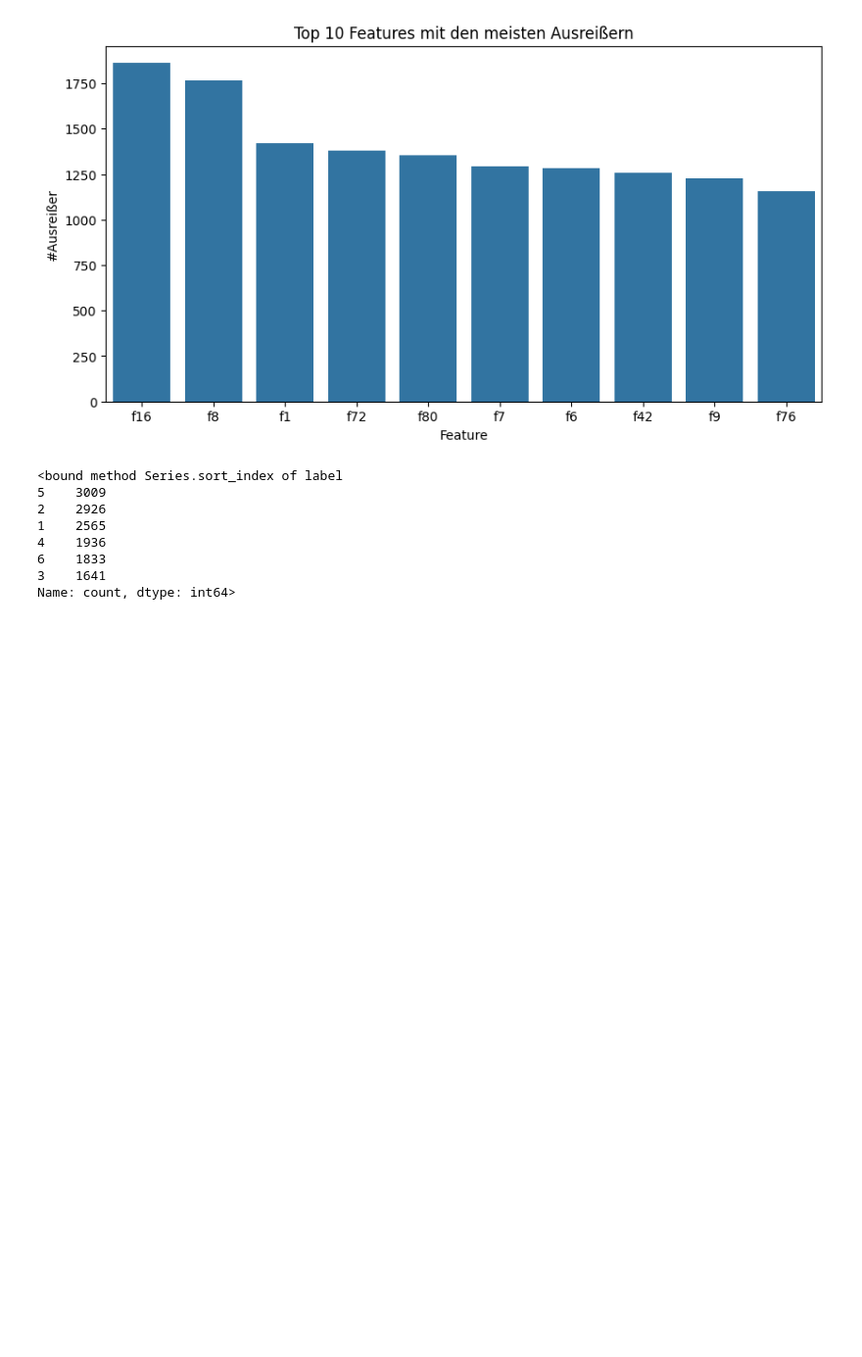
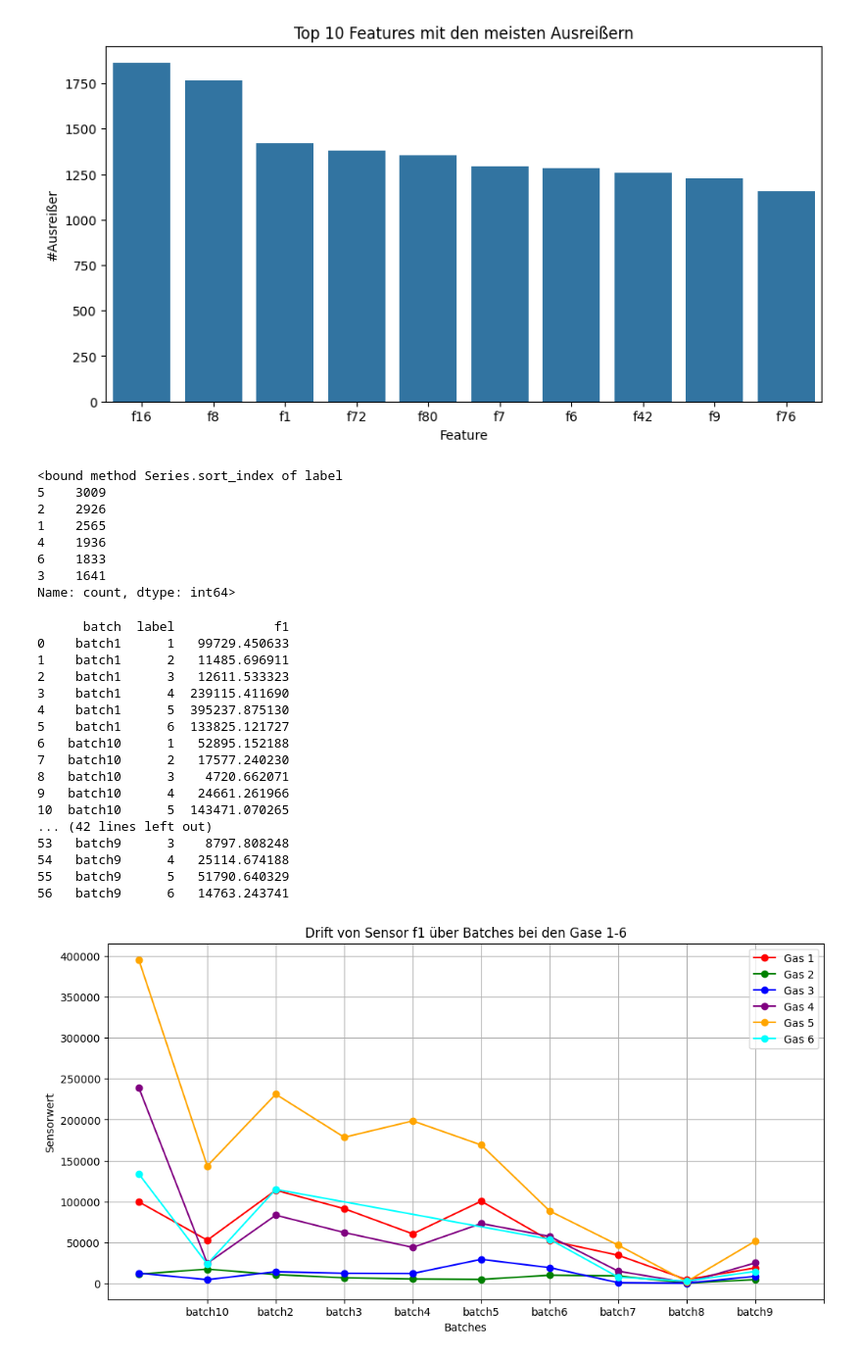
Before and after one commit to VolliBinJackson/gas-sensor-classification, a Jupyter notebook: eda.ipynb, the cells around one changed output. Shown at 98% size. Drawn from its saved outputs; the diff is of its cells as text; code cells hidden in the pictures; blank space fills up the shorter version.

Commit message:
Added Example Visualization for Sensor f1 drift

```diff
--- a/eda.ipynb
+++ b/eda.ipynb
@@ -143,3 +143,51 @@ print(class_counts)
 6    1833
 3    1641
 Name: count, dtype: int64>
+# %%
+# BEISPIEL: Visualisierung der Drift von Sensor f1 pro Batch für die Gase 1-6
+plt.figure(figsize=(12, 6))
+
+
+gas_colors = {
+    1: 'red',
+    2: 'green',
+    3: 'blue',
+    4: 'purple',
+    5: 'orange',
+    6: 'cyan'
+}
+
+# Berechne Mittelwert von f1 pro Gas und Batch
+batch_means = df.groupby(['batch', 'label'])['f1'].mean().reset_index()
+
+# Schleife über alle Gasarten
+for gas in sorted(df['label'].unique()):
+    gas_data = batch_means[batch_means['label'] == gas]
+    plt.plot(gas_data['batch'], gas_data['f1'], marker='o', label=f'Gas {gas}', color=gas_colors[gas])
+
+plt.title('Drift von Sensor f1 über Batches bei den Gase 1-6')
+plt.xlabel('Batches')
+plt.ylabel('Sensorwert')
+plt.xticks(range(1, 11))
+plt.legend()
+plt.grid(True)
+plt.show()
+# %% [output]
+      batch  label             f1
+0    batch1      1   99729.450633
+1    batch1      2   11485.696911
+2    batch1      3   12611.533323
+3    batch1      4  239115.411690
+4    batch1      5  395237.875130
+5    batch1      6  133825.121727
+6   batch10      1   52895.152188
+7   batch10      2   17577.240230
+8   batch10      3    4720.662071
+9   batch10      4   24661.261966
+10  batch10      5  143471.070265
+... (42 lines left out)
+53   batch9      3    8797.808248
+54   batch9      4   25114.674188
+55   batch9      5   51790.640329
+56   batch9      6   14763.243741
+[figure, added]
```
